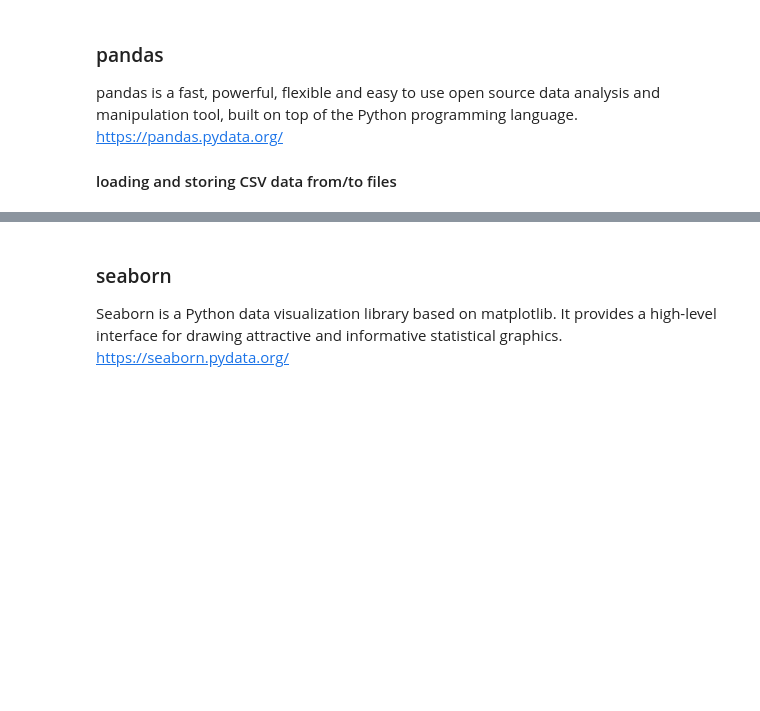
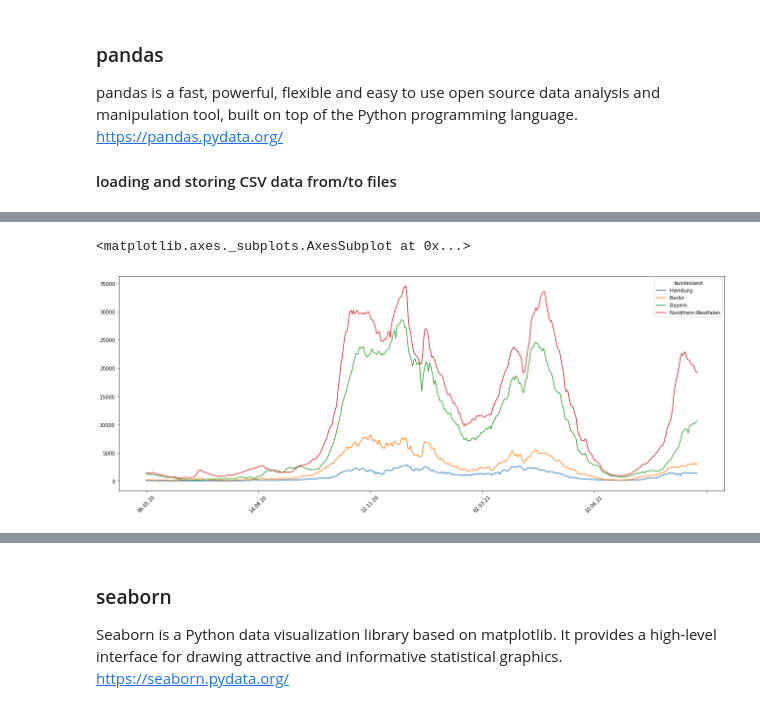
Before and after one commit to ReDI-School/ber-dcp-intro-to-computer-science, a Jupyter notebook: content_2022/6. Python Libraries/6. Intro_to_Python_Libraries.ipynb, the cells around one changed output, grey strips where cells are left out. Saved outputs shown, nothing was run; the diff lists cells and outputs as text; code cells hidden in the pictures; blank space fills up the shorter version.

Commit message:
added Pandas

```diff
--- a/content_2022/6. Python Libraries/6. Intro_to_Python_Libraries.ipynb
+++ b/content_2022/6. Python Libraries/6. Intro_to_Python_Libraries.ipynb
@@ -158,0 +150,9 @@ programmingLanguages[["Hamburg2","Berlin","Bayern"]].plot(rot=45, figsize=(22, 8
+# %%
+# to parse some data with non standard formatting: (we use transpose to change rows with columns)
+fallzahlen = pd.read_csv("fallzahlen.txt", sep='\t', parse_dates=[0], index_col=0).transpose()
+
+# Pandas will try to guess the data type of the columns
+# fallzahlen = fallzahlen.apply(pd.to_numeric, errors='ignore')
+
+# to display the first 5 rows of our data:
+fallzahlen.head(5)
@@ -158,0 +187,6 @@ programmingLanguages[["Hamburg2","Berlin","Bayern"]].plot(rot=45, figsize=(22, 8
+# %%
+# plot as a line diagram
+fallzahlen[["Hamburg","Berlin","Bayern","Nordrhein-Westfalen"]].plot(rot=45, figsize=(22, 8))
+# %% [output]
+<matplotlib.axes._subplots.AxesSubplot at 0x...>
+[figure, added]
```
Also changed, not shown: parts of 9 cells of this notebook.
